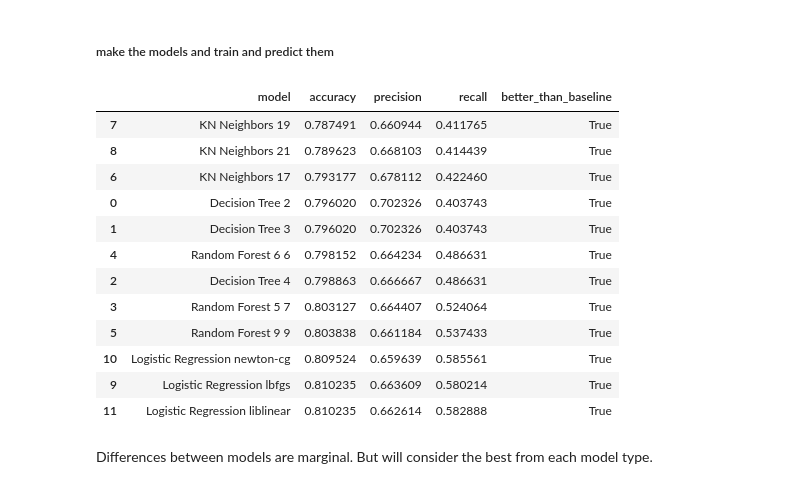
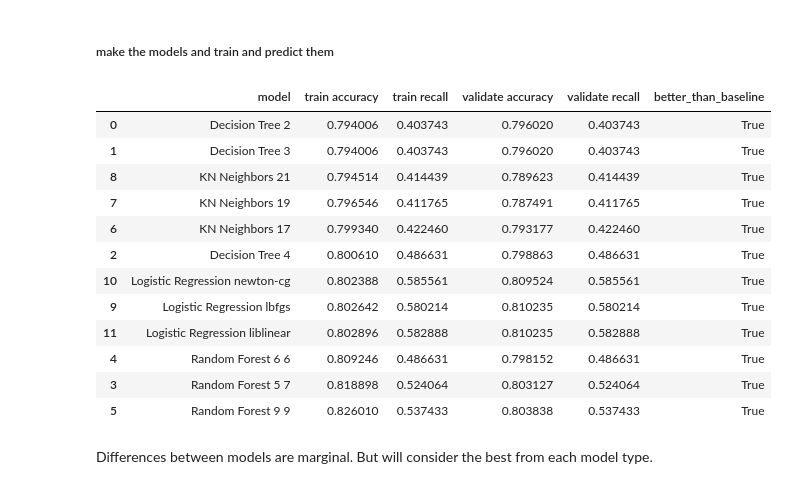
Before and after one commit to stephenfitzsimon/telco_churn_classification, a Jupyter notebook: data_exploration_notes.ipynb, the cells around one changed output. Drawn from its saved outputs; the diff is of its cells as text; code cells hidden in the pictures.

```diff
--- a/data_exploration_notes.ipynb
+++ b/data_exploration_notes.ipynb
@@ -895,31 +930,34 @@ models = [
 outputs = []
 for model in models:
     model['model'] = model['model'].fit(X_train, y_train)
+    y_pred_train = model['model'].predict(X_train)
+    metrics_dict_train = metrics.classification_report(y_train, y_pred_train, output_dict = True)
     y_pred = model['model'].predict(X_validate)
     metrics_dict = metrics.classification_report(y_validate, y_pred, output_dict = True)
     output = {
         'model': model['name'],
-        'accuracy': metrics_dict['accuracy'],
-        'precision':metrics_dict['1']['precision'],
-        'recall':metrics_dict['1']['recall'],
+        'train accuracy': metrics_dict_train['accuracy'],
+        'train recall':metrics_dict['1']['recall'],
+        'validate accuracy': metrics_dict['accuracy'],
+        'validate recall':metrics_dict['1']['recall'],
         'better_than_baseline':metrics_dict['accuracy'] > baseline_accuracy
     }
     outputs.append(output)
 # %%
-pd.DataFrame(outputs).sort_values('accuracy')
+pd.DataFrame(outputs).sort_values('train accuracy')
 # %% [output]
-|  | model | accuracy | precision | recall | better_than_baseline |
-| 7 | KN Neighbors 19 | 0.787491 | 0.660944 | 0.411765 | True |
-| 8 | KN Neighbors 21 | 0.789623 | 0.668103 | 0.414439 | True |
-| 6 | KN Neighbors 17 | 0.793177 | 0.678112 | 0.422460 | True |
-| 0 | Decision Tree 2 | 0.796020 | 0.702326 | 0.403743 | True |
-| 1 | Decision Tree 3 | 0.796020 | 0.702326 | 0.403743 | True |
-| 4 | Random Forest 6 6 | 0.798152 | 0.664234 | 0.486631 | True |
-| 2 | Decision Tree 4 | 0.798863 | 0.666667 | 0.486631 | True |
-| 3 | Random Forest 5 7 | 0.803127 | 0.664407 | 0.524064 | True |
-| 5 | Random Forest 9 9 | 0.803838 | 0.661184 | 0.537433 | True |
-| 10 | Logistic Regression newton-cg | 0.809524 | 0.659639 | 0.585561 | True |
-| 9 | Logistic Regression lbfgs | 0.810235 | 0.663609 | 0.580214 | True |
-| 11 | Logistic Regression liblinear | 0.810235 | 0.662614 | 0.582888 | True |
+|  | model | train accuracy | train recall | validate accuracy | validate recall | better_than_baseline |
+| 0 | Decision Tree 2 | 0.794006 | 0.403743 | 0.796020 | 0.403743 | True |
+| 1 | Decision Tree 3 | 0.794006 | 0.403743 | 0.796020 | 0.403743 | True |
+| 8 | KN Neighbors 21 | 0.794514 | 0.414439 | 0.789623 | 0.414439 | True |
+| 7 | KN Neighbors 19 | 0.796546 | 0.411765 | 0.787491 | 0.411765 | True |
+| 6 | KN Neighbors 17 | 0.799340 | 0.422460 | 0.793177 | 0.422460 | True |
+| 2 | Decision Tree 4 | 0.800610 | 0.486631 | 0.798863 | 0.486631 | True |
+| 10 | Logistic Regression newton-cg | 0.802388 | 0.585561 | 0.809524 | 0.585561 | True |
+| 9 | Logistic Regression lbfgs | 0.802642 | 0.580214 | 0.810235 | 0.580214 | True |
+| 11 | Logistic Regression liblinear | 0.802896 | 0.582888 | 0.810235 | 0.582888 | True |
+| 4 | Random Forest 6 6 | 0.809246 | 0.486631 | 0.798152 | 0.486631 | True |
+| 3 | Random Forest 5 7 | 0.818898 | 0.524064 | 0.803127 | 0.524064 | True |
+| 5 | Random Forest 9 9 | 0.826010 | 0.537433 | 0.803838 | 0.537433 | True |
 # %% [markdown]
 Differences between models are marginal.  But will consider the best from each model type.
```
Also changed, not shown: parts of 2 cells of this notebook, 4 other files.
